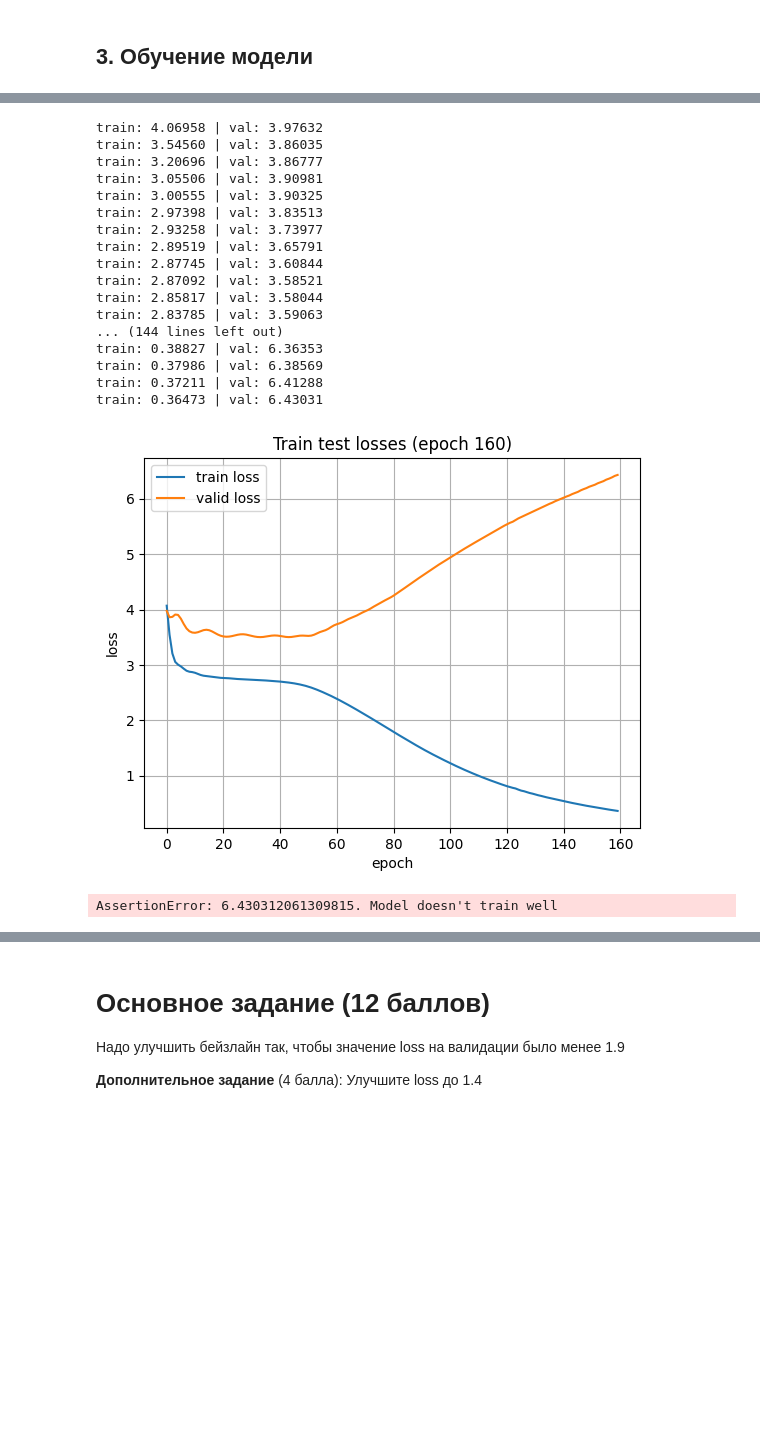
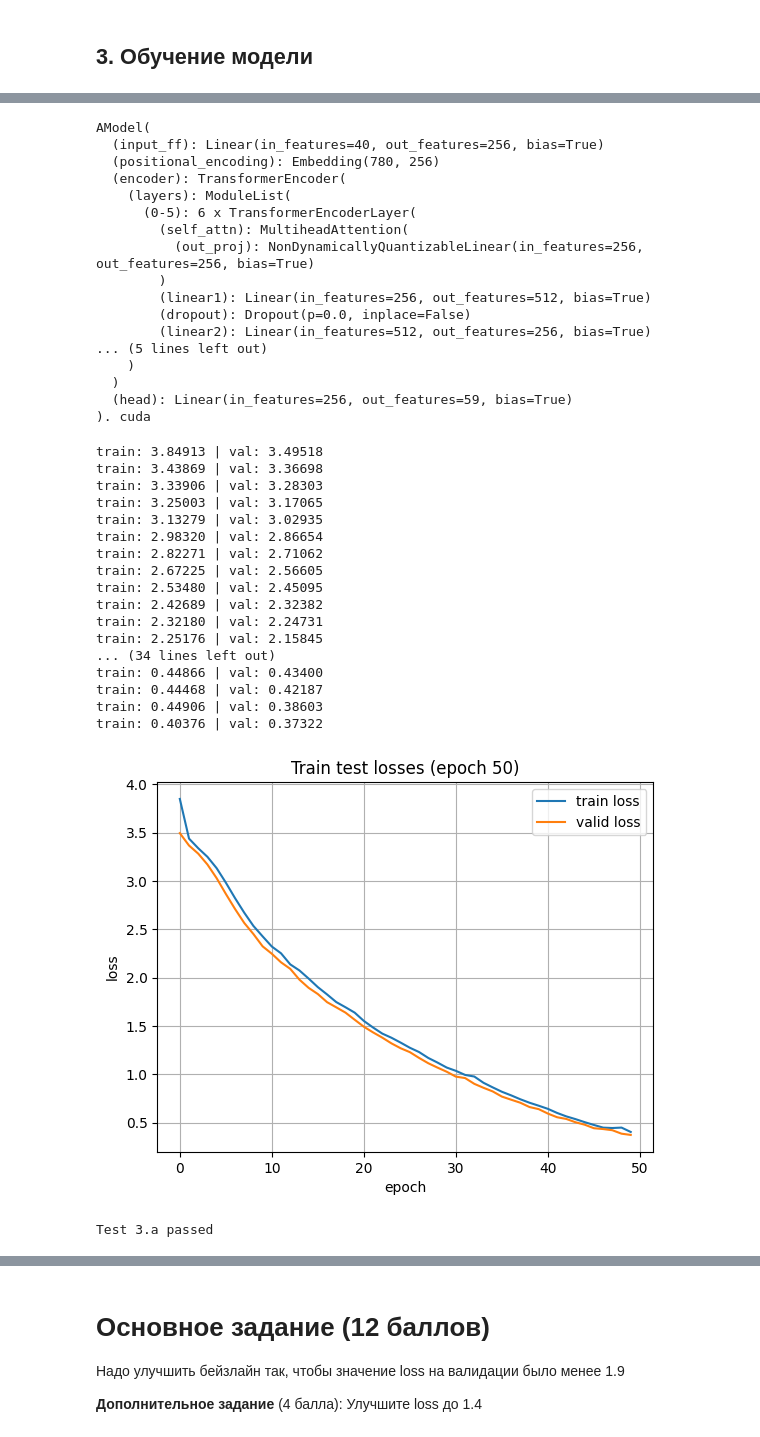
Before and after one commit to medbar/asr_itmo24, a Jupyter notebook: asr_lab3.ipynb, the cells around one changed output, grey strips where cells are left out. Drawn from its saved outputs; the diff is of its cells as text; code cells hidden in the pictures; blank space fills up the shorter version.

```diff
--- a/asr_lab3.ipynb
+++ b/asr_lab3.ipynb
@@ -631,3 +632,4 @@ class AModel(nn.Module):
         pass
 
         return logits # (Time, Batch, Phones)
+        '''
@@ -671,7 +675,8 @@ class AModel(nn.Module):
 # %%
 # Стандартный пайплайн обучения моделей в pytorch
 class Trainer(nn.Module):
-    def __init__(self, model, fe, phone2id, device='cuda', opt_cls=torch.optim.Adam, opt_kwargs={'lr':0.0001}):
+    #def __init__(self, model, fe, phone2id, device='cuda', opt_cls=torch.optim.Adam, opt_kwargs={'lr':0.0001}):
+    def __init__(self, model, fe, phone2id, device='cuda', opt_cls=torch.optim.AdamW, opt_kwargs={'lr': 0.0001, 'weight_decay': 0.01}):
         super().__init__()
         self.device=device
         self.fe = fe
@@ -695,7 +700,6 @@ class Trainer(nn.Module):
 
         logits = self.model(**batch)
         #print(batch['feats'].shape,  batch['targets'].shape)
-        # Calculate loss using criterion (CrossEntropyLoss)
         #print(logits.shape, logits.view(-1, logits.size(-1)).shape,batch["targets"].view(-1).shape )
         #print(type(logits.view(-1, logits.size(-1))),type(batch["targets"].view(-1).shape ))
 
@@ -743,7 +747,7 @@ class Trainer(nn.Module):
         return losses
 
 
-        return losses
+
 
     def fit(self, train_dataloader, epochs, valid_dataloader=None, plot_losses=True):
         """Запуск обучения на данном dataloader"""
@@ -785,7 +789,7 @@ def overfit_one_batch_check():
 
     print('train_dataset')
 
-    train_dataloader = torch.utils.data.DataLoader(train_dataset, batch_size=32, collate_fn=train_dataset.collate_pad)
+    train_dataloader = torch.utils.data.DataLoader(train_dataset, batch_size=1, collate_fn=train_dataset.collate_pad)
     test_dataloader = torch.utils.data.DataLoader(train_dataset, batch_size=1, collate_fn=train_dataset.collate_pad)
 
     trainer = Trainer(model=AModel(feats_dim=fe.feats_dim,
@@ -796,10 +800,10 @@ def overfit_one_batch_check():
                                    dropout=0.0,
                                    nhead=8),
                       fe=fe,
-                      phone2id=PHONE2ID, device='cpu') #device='cuda'
+                      phone2id=PHONE2ID, device='cuda') #device='cuda'
 
     # only one batch. The model must learn it by heart
-    losses, val_losses = trainer.fit(train_dataloader, 160, valid_dataloader=test_dataloader, plot_losses=False)
+    losses, val_losses = trainer.fit(train_dataloader, 50, valid_dataloader=test_dataloader, plot_losses=False)#160
 
     trainer.plot_losses(losses, val_losses)
 
@@ -829,22 +818,39 @@ AModel(
-train: 4.06958 | val: 3.97632
-train: 3.54560 | val: 3.86035
-train: 3.20696 | val: 3.86777
-train: 3.05506 | val: 3.90981
-train: 3.00555 | val: 3.90325
-train: 2.97398 | val: 3.83513
-train: 2.93258 | val: 3.73977
-train: 2.89519 | val: 3.65791
-train: 2.87745 | val: 3.60844
-train: 2.87092 | val: 3.58521
-train: 2.85817 | val: 3.58044
-train: 2.83785 | val: 3.59063
-... (144 lines left out)
-train: 0.38827 | val: 6.36353
-train: 0.37986 | val: 6.38569
-train: 0.37211 | val: 6.41288
-train: 0.36473 | val: 6.43031
+AModel(
+  (input_ff): Linear(in_features=40, out_features=256, bias=True)
+  (positional_encoding): Embedding(780, 256)
+  (encoder): TransformerEncoder(
+    (layers): ModuleList(
+      (0-5): 6 x TransformerEncoderLayer(
+        (self_attn): MultiheadAttention(
+          (out_proj): NonDynamicallyQuantizableLinear(in_features=256, out_features=256, bias=True)
+        )
+        (linear1): Linear(in_features=256, out_features=512, bias=True)
+        (dropout): Dropout(p=0.0, inplace=False)
+        (linear2): Linear(in_features=512, out_features=256, bias=True)
+... (5 lines left out)
+    )
+  )
+  (head): Linear(in_features=256, out_features=59, bias=True)
+). cuda
+train: 3.84913 | val: 3.49518
+train: 3.43869 | val: 3.36698
+train: 3.33906 | val: 3.28303
+train: 3.25003 | val: 3.17065
+train: 3.13279 | val: 3.02935
+train: 2.98320 | val: 2.86654
+train: 2.82271 | val: 2.71062
+train: 2.67225 | val: 2.56605
+train: 2.53480 | val: 2.45095
+train: 2.42689 | val: 2.32382
+train: 2.32180 | val: 2.24731
+train: 2.25176 | val: 2.15845
+... (34 lines left out)
+train: 0.44866 | val: 0.43400
+train: 0.44468 | val: 0.42187
+train: 0.44906 | val: 0.38603
+train: 0.40376 | val: 0.37322
-[figure, old version]
+[figure, new version]
-AssertionError: 6.430312061309815. Model doesn't train well
+Test 3.a passed
 # %%
 
 def experiment():
```
Also changed, not shown: parts of 7 cells of this notebook.
